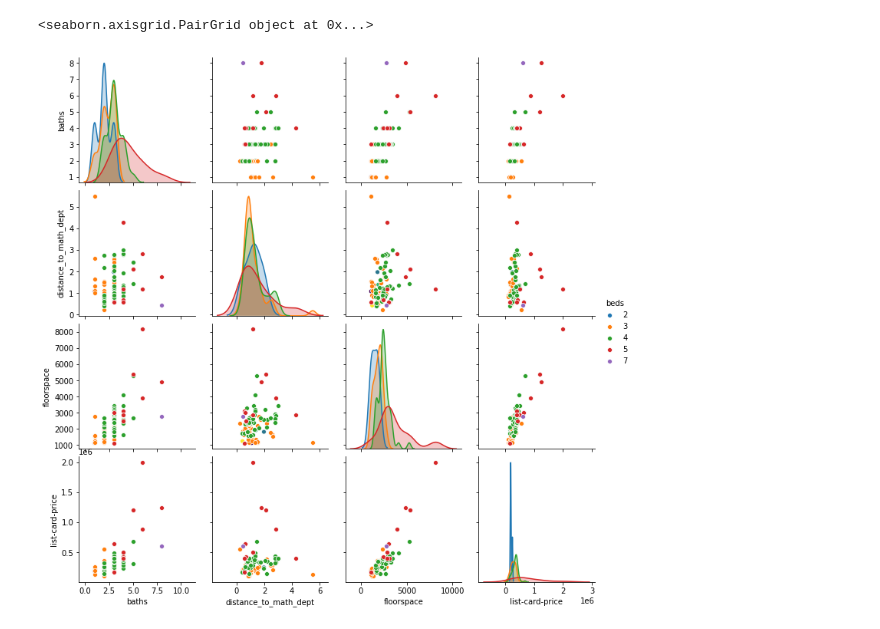
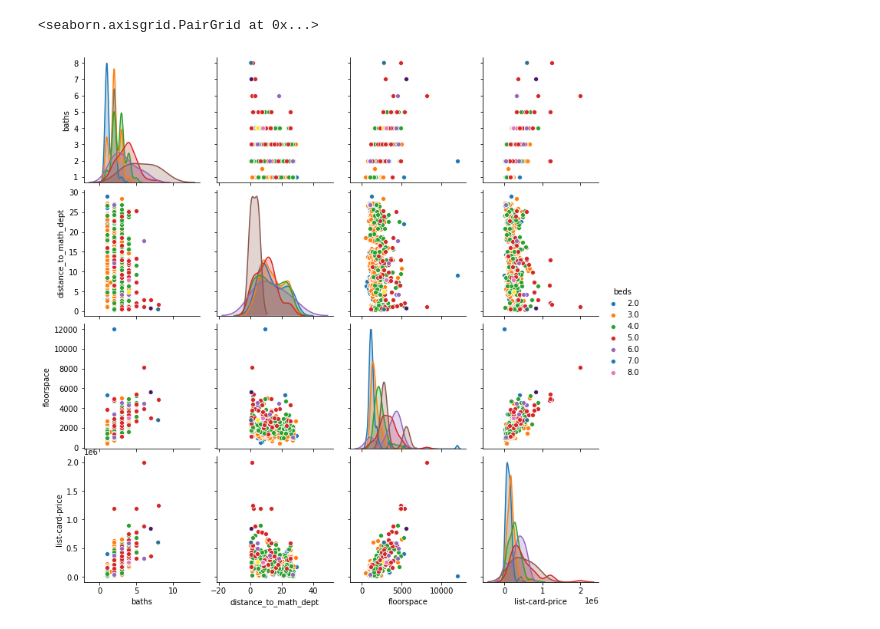
Before and after one commit to wilsonify/ThoughtfulMachineLearning, a Jupyter notebook: notebooks/predict_price_eda.ipynb, the cells around one changed output. Drawn from its saved outputs; the diff is of its cells as text; code cells hidden in the pictures.

Commit message:
query data by map boundaries add lots of plots too

```diff
--- a/notebooks/predict_price_eda.ipynb
+++ b/notebooks/predict_price_eda.ipynb
@@ -7,7 +9,7 @@ import seaborn as sns
 # %%
 rf = RandomForestRegressor()
 # %%
-properties_df = pd.read_csv("properties-17837-enriched.csv")
+properties_df = pd.read_csv("properties-susquahannavalley-enriched.csv")
 # %%
 list(properties_df.columns)
 # %% [output]
@@ -33,6 +35,8 @@ list(properties_df.columns)
 # %%
 inputs=pd.Index(['beds', 'baths', 'floorspace','distance_to_math_dept'])
 target=pd.Index(['list-card-price'])
+# %%
+properties_subset_df = properties_df[inputs.union(target)].dropna()
 # %%
-rf.fit(X=properties_df[inputs],y=properties_df[target])
+rf.fit(X=properties_subset_df[inputs],y=properties_subset_df[target])
 # %% [output]
@@ -58,2 +63,2 @@ sns.barplot(
 # %%
-properties_df['predicted_rf'] = rf.predict(X=properties_df[inputs])
+properties_subset_df['predicted_rf'] = rf.predict(X=properties_subset_df[inputs])
@@ -72,5 +115,5 @@ sns.scatterplot(data=properties_df,x='list-card-price',y='residual_rf')
 # %%
-sns.pairplot(properties_df[inputs.union(target)],hue='beds')
+sns.pairplot(properties_subset_df[inputs.union(target)],hue='beds')
 # %% [output]
-<seaborn.axisgrid.PairGrid object at 0x...>
+<seaborn.axisgrid.PairGrid at 0x...>
-[figure, old version]
+[figure, new version]
```
Also changed, not shown: parts of 11 cells of this notebook, 2 other files.
